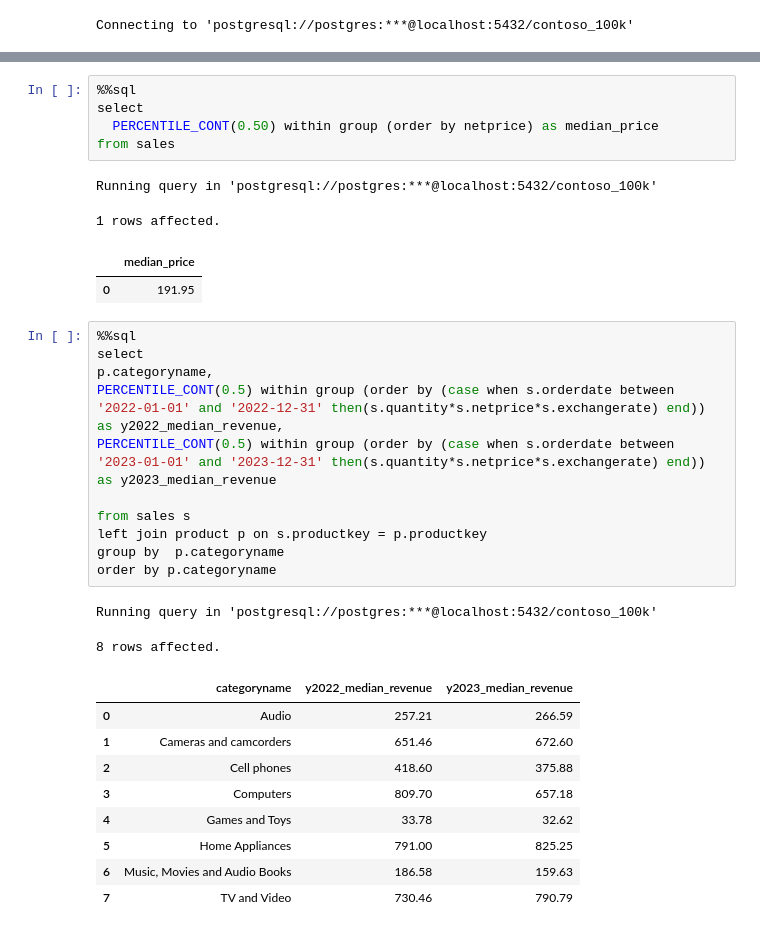
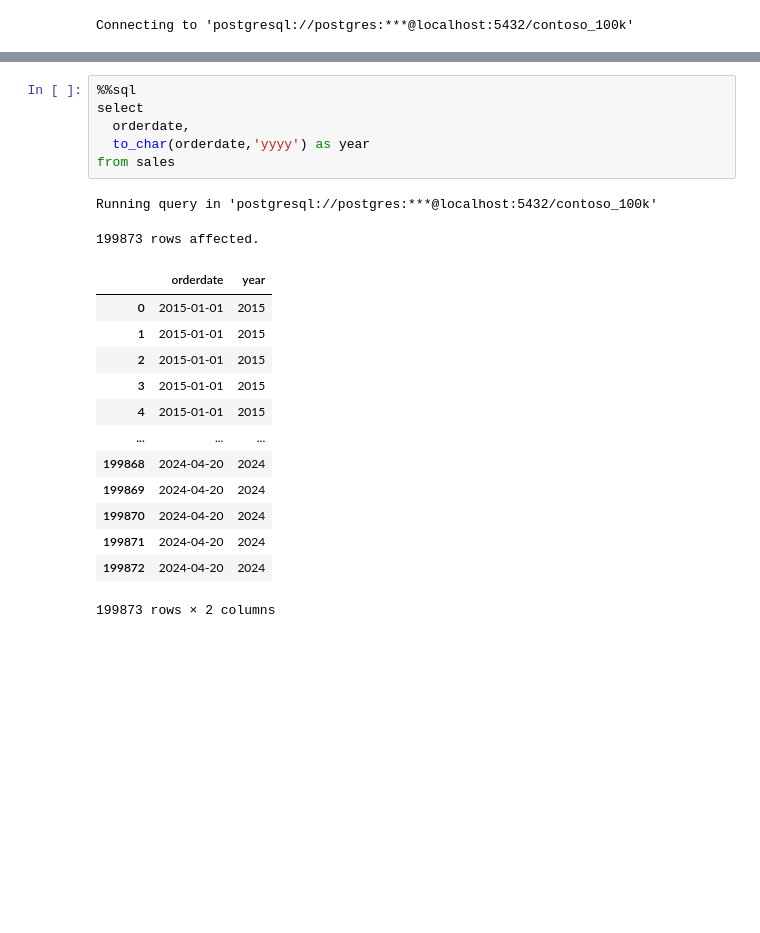
Before and after one commit to ZiadAbdallbasset1/python_data, a Jupyter notebook: Resources/Blank_SQL_Notebook.ipynb, the cells around one changed output, grey strips where cells are left out. Drawn from its saved outputs; the diff is of its cells as text; blank space fills up the shorter version.

```diff
--- a/Resources/Blank_SQL_Notebook.ipynb
+++ b/Resources/Blank_SQL_Notebook.ipynb
@@ -77,33 +79,22 @@ Running query in 'postgresql://postgres:***@localhost:5432/contoso_100k'
 # %%
 %%sql
 select
-  PERCENTILE_CONT(0.50) within group (order by netprice) as median_price
+  orderdate,
+  to_char(orderdate,'yyyy') as year
 from sales
 # %% [output]
 Running query in 'postgresql://postgres:***@localhost:5432/contoso_100k'
-1 rows affected.
+199873 rows affected.
-|  | median_price |
-| 0 | 191.95 |
+|  | orderdate | year |
+| 0 | 2015-01-01 | 2015 |
+| 1 | 2015-01-01 | 2015 |
+| 2 | 2015-01-01 | 2015 |
+| 3 | 2015-01-01 | 2015 |
+| 4 | 2015-01-01 | 2015 |
+| ... | ... | ... |
+| 199868 | 2024-04-20 | 2024 |
+| 199869 | 2024-04-20 | 2024 |
+| 199870 | 2024-04-20 | 2024 |
+| 199871 | 2024-04-20 | 2024 |
+| 199872 | 2024-04-20 | 2024 |
+199873 rows × 2 columns
-# %%
-%%sql
-select
-p.categoryname,
-PERCENTILE_CONT(0.5) within group (order by (case when s.orderdate between '2022-01-01' and '2022-12-31' then(s.quantity*s.netprice*s.exchangerate) end)) as y2022_median_revenue,
-PERCENTILE_CONT(0.5) within group (order by (case when s.orderdate between '2023-01-01' and '2023-12-31' then(s.quantity*s.netprice*s.exchangerate) end)) as y2023_median_revenue
-
-from sales s
-left join product p on s.productkey = p.productkey
-group by  p.categoryname
-order by p.categoryname
-# %% [output]
-Running query in 'postgresql://postgres:***@localhost:5432/contoso_100k'
-8 rows affected.
-|  | categoryname | y2022_median_revenue | y2023_median_revenue |
-| 0 | Audio | 257.21 | 266.59 |
-| 1 | Cameras and camcorders | 651.46 | 672.60 |
-| 2 | Cell phones | 418.60 | 375.88 |
-| 3 | Computers | 809.70 | 657.18 |
-| 4 | Games and Toys | 33.78 | 32.62 |
-| 5 | Home Appliances | 791.00 | 825.25 |
-| 6 | Music, Movies and Audio Books | 186.58 | 159.63 |
-| 7 | TV and Video | 730.46 | 790.79 |
```
Also changed, not shown: parts of 13 cells of this notebook.
